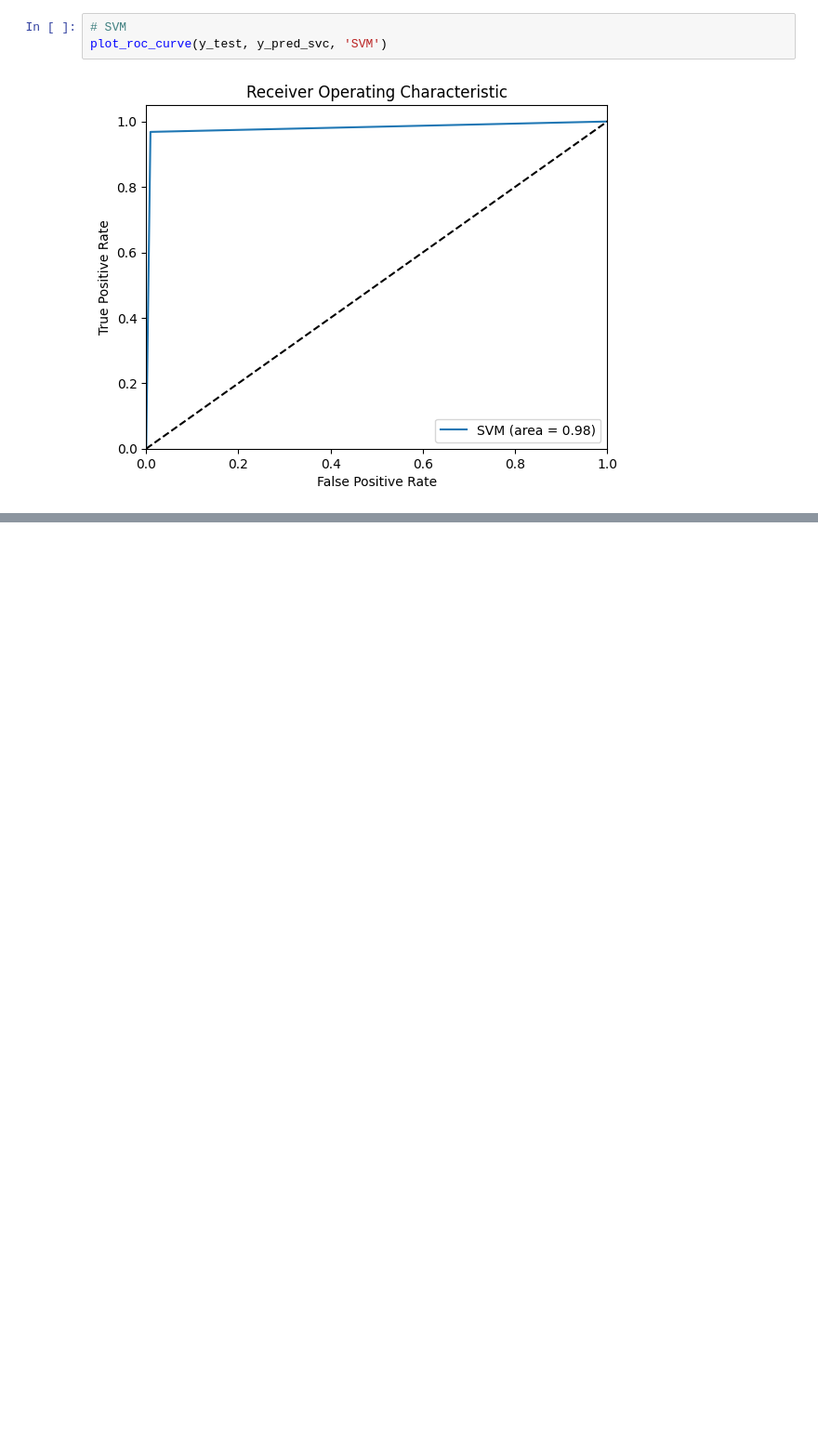
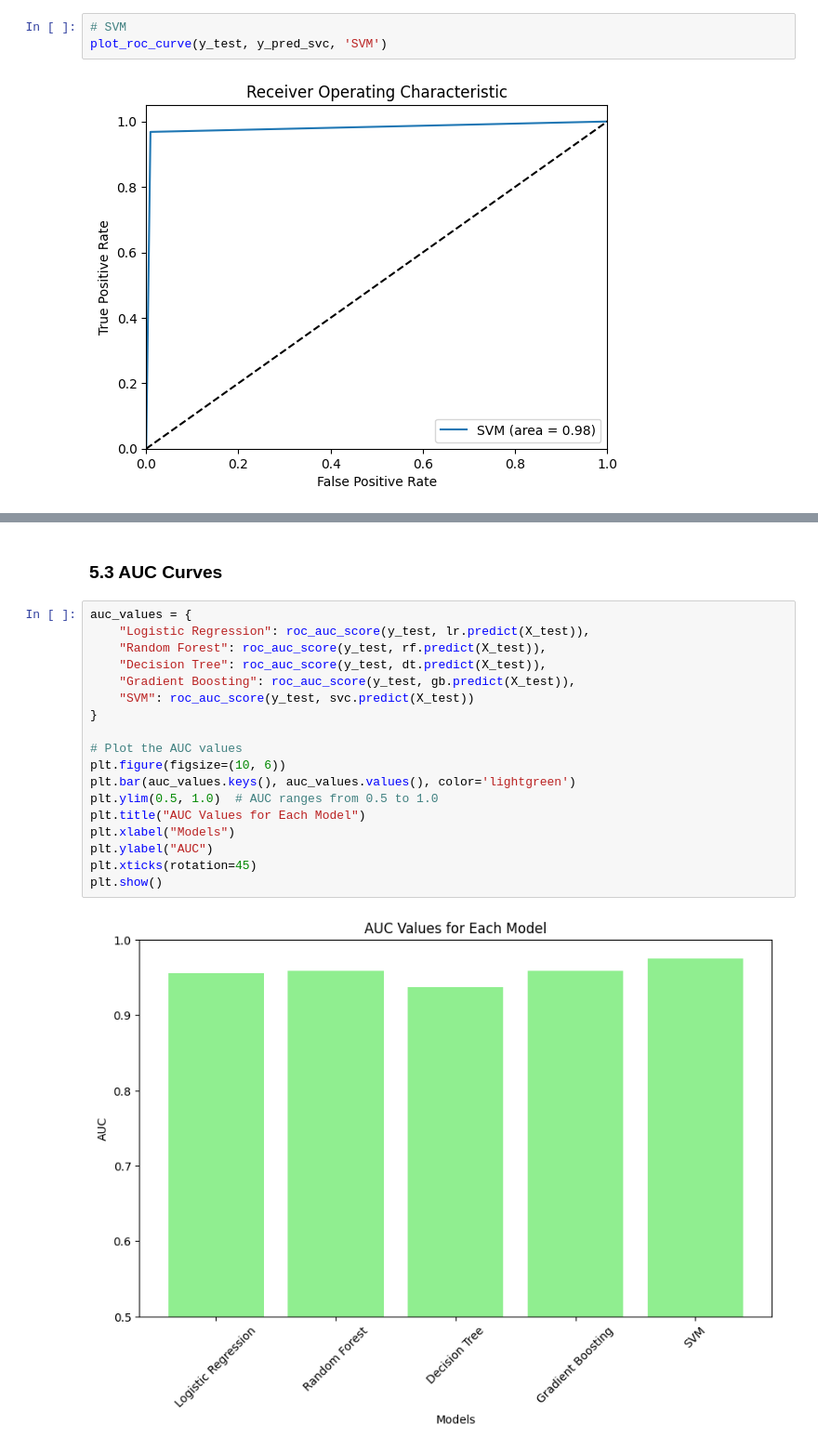
Before and after one commit to devanshis12/mlcb-bc-detection, a Jupyter notebook: bc_model.ipynb, the cells around one changed output, grey strips where cells are left out. Shown at 93% size. Drawn from its saved outputs; the diff is of its cells as text; blank space fills up the shorter version.

```diff
--- a/bc_model.ipynb
+++ b/bc_model.ipynb
@@ -1311,0 +1350,22 @@ plot_roc_curve(y_test, y_pred_svc, 'SVM')
+# %% [markdown]
+### 5.3 AUC Curves
+# %%
+auc_values = {
+    "Logistic Regression": roc_auc_score(y_test, lr.predict(X_test)),
+    "Random Forest": roc_auc_score(y_test, rf.predict(X_test)),
+    "Decision Tree": roc_auc_score(y_test, dt.predict(X_test)),
+    "Gradient Boosting": roc_auc_score(y_test, gb.predict(X_test)),
+    "SVM": roc_auc_score(y_test, svc.predict(X_test))
+}
+
+# Plot the AUC values
+plt.figure(figsize=(10, 6))
+plt.bar(auc_values.keys(), auc_values.values(), color='lightgreen')
+plt.ylim(0.5, 1.0)  # AUC ranges from 0.5 to 1.0
+plt.title("AUC Values for Each Model")
+plt.xlabel("Models")
+plt.ylabel("AUC")
+plt.xticks(rotation=45)
+plt.show()
+# %% [output]
+[figure, added]
```
Also changed, not shown: parts of 16 cells of this notebook.
